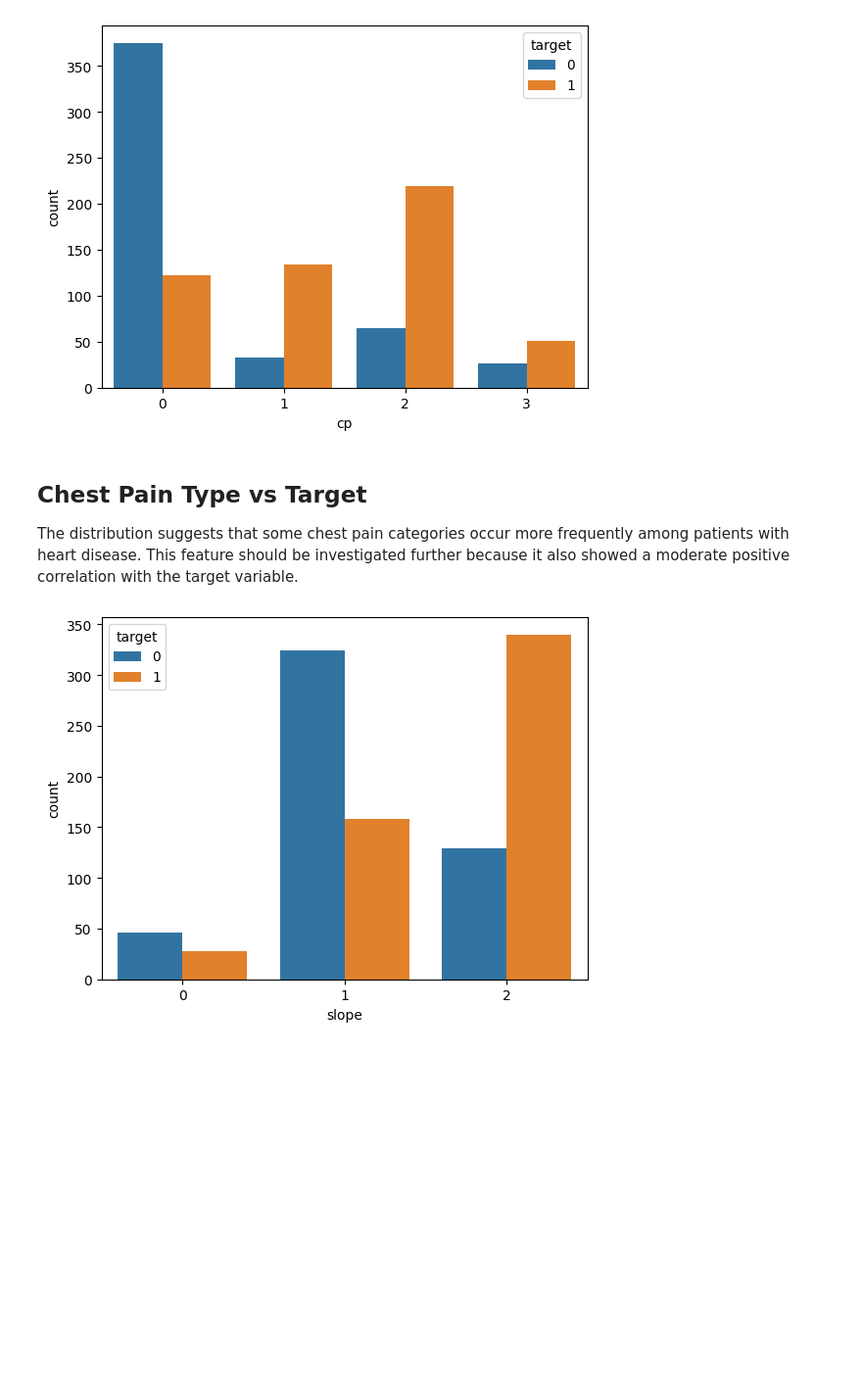
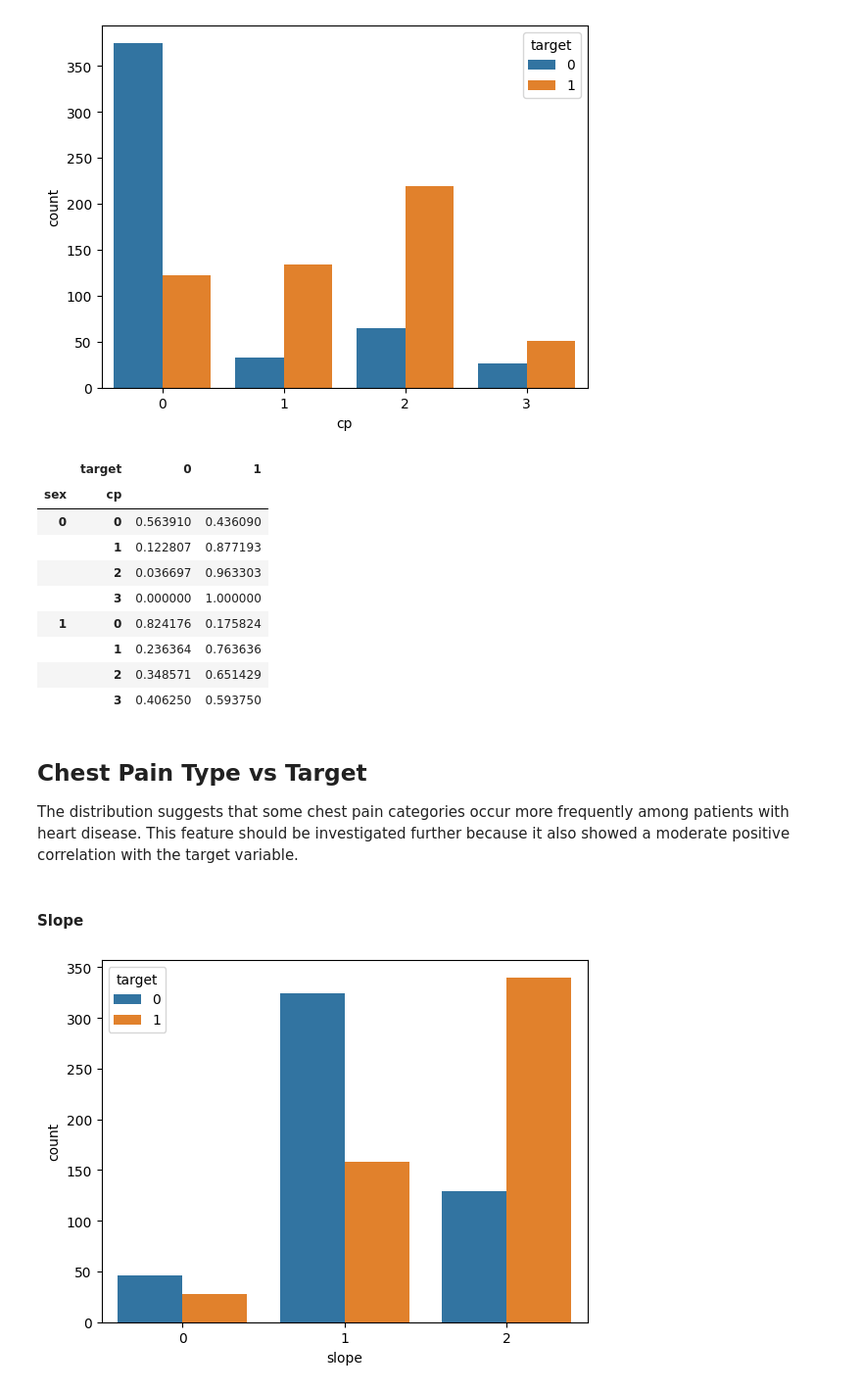
Before and after one commit to Wassiemkahlawi/heart-disease-ml-analysis, a Jupyter notebook: notebooks/01_eda.ipynb, the cells around one changed output. Shown at 98% size. Cells and saved outputs as stored; diff of their text form; code cells hidden in the pictures; blank space fills up the shorter version.

```diff
--- a/notebooks/01_eda.ipynb
+++ b/notebooks/01_eda.ipynb
@@ -81,10 +121,29 @@ sns.countplot(x="cp",hue="target", data=df)
 plt.show()
 # %% [output]
 [figure]
+# %%
+pd.crosstab(
+    [df["sex"], df["cp"]],
+    df["target"],
+    normalize="index"
+)
+# %% [output]
+|  | target | 0 | 1 |
+| sex | cp |  |  |
+| 0 | 0 | 0.563910 | 0.436090 |
+|  | 1 | 0.122807 | 0.877193 |
+|  | 2 | 0.036697 | 0.963303 |
+|  | 3 | 0.000000 | 1.000000 |
+| 1 | 0 | 0.824176 | 0.175824 |
+|  | 1 | 0.236364 | 0.763636 |
+|  | 2 | 0.348571 | 0.651429 |
+|  | 3 | 0.406250 | 0.593750 |
 # %% [markdown]
 ## Chest Pain Type vs Target
 
 The distribution suggests that some chest pain categories occur more frequently among patients with heart disease. This feature should be investigated further because it also showed a moderate positive correlation with the target variable.
+# %% [markdown]
+#### Slope
 # %%
 sns.countplot(x="slope", hue="target", data=df)
 plt.show()
```
Also changed, not shown: parts of 19 cells of this notebook.
